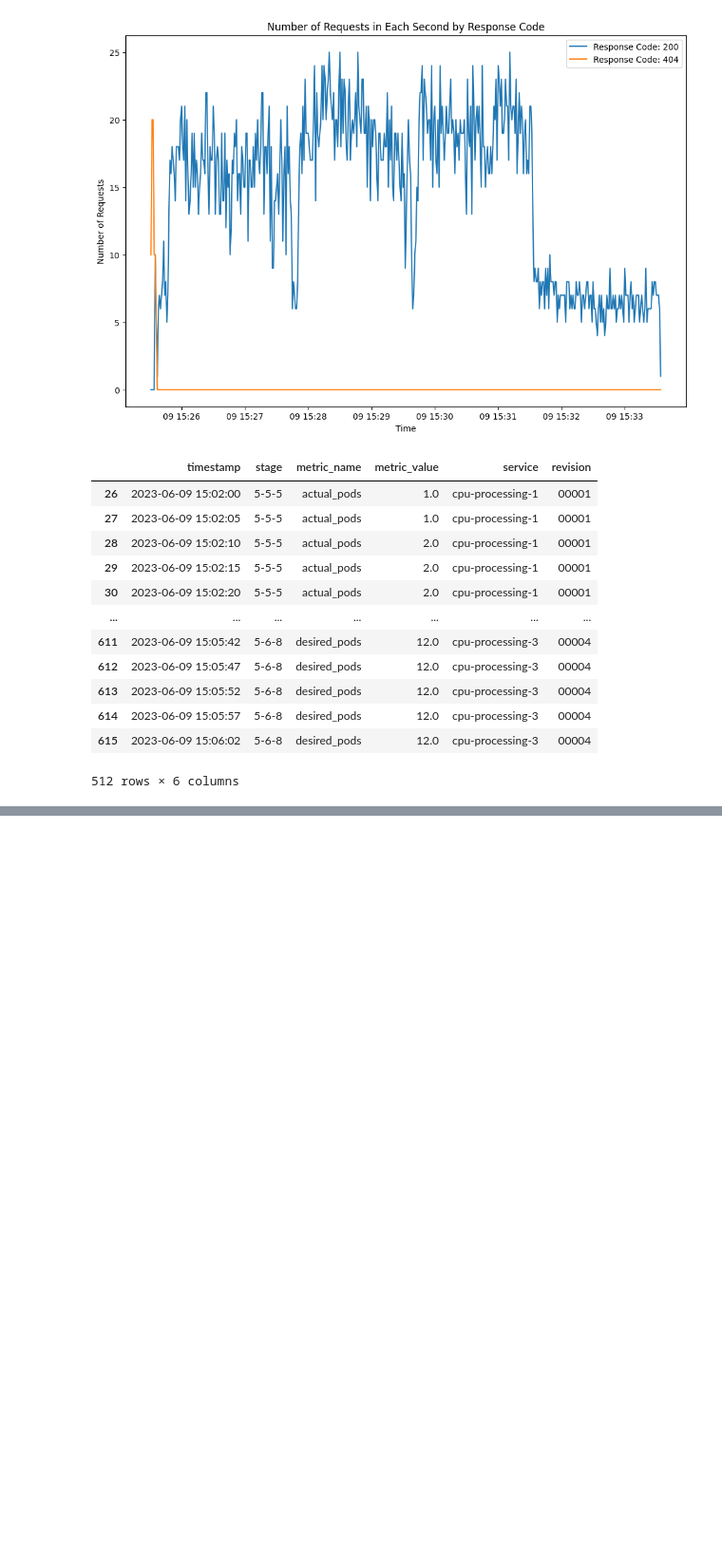
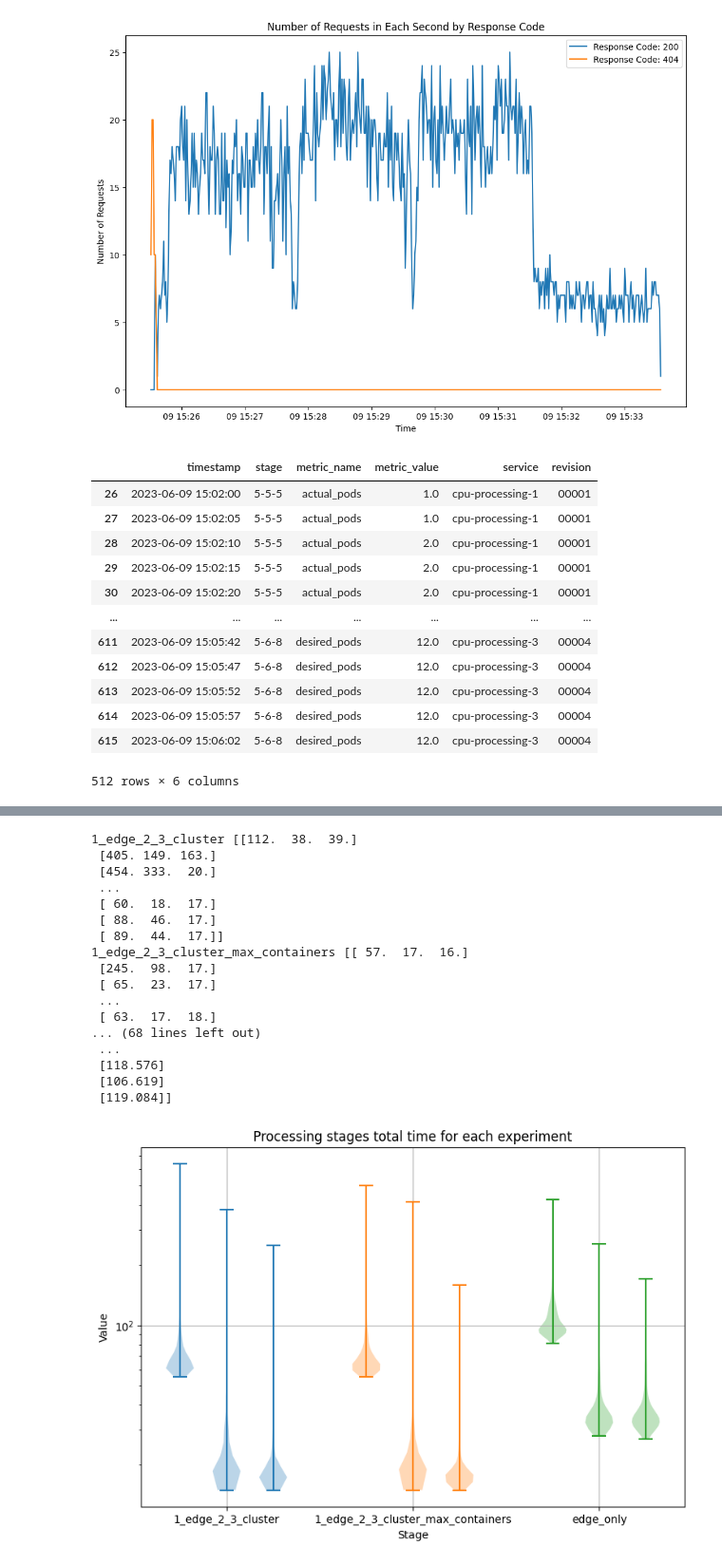
Before and after one commit to def-au1t/hybrid_serverless_tool, a Jupyter notebook: temp_visualizer.ipynb, the cells around one changed output, grey strips where cells are left out. Shown at 95% size. Drawn from its saved outputs; the diff is of its cells as text; code cells hidden in the pictures; blank space fills up the shorter version.

Commit message:
Add stages visualizations

```diff
--- a/temp_visualizer.ipynb
+++ b/temp_visualizer.ipynb
@@ -16,7 +16,8 @@ import pandas as pd
 import matplotlib.pyplot as plt
 
 # Read the CSV file into a pandas DataFrame
-df = pd.read_csv(filename_metrics, header=None, names=['Timestamp', 'Cluster', 'Stage', 'Metric', 'Value', 'Details'])
+df = pd.read_csv(filename_metrics, header=None, names=[
+                 'Timestamp', 'Cluster', 'Stage', 'Metric', 'Value', 'Details'])
 first_timestamps = df.groupby('Stage').first()
 # first_timestamps to x-axis unit
 first_timestamps['Timestamp'] = pd.to_datetime(first_timestamps['Timestamp'])
@@ -161,7 +168,8 @@ with open(filename_results, 'r') as csvfile:
         responses_per_second[status][one_second_res] += 1
 
 # Create a sorted list of unique timestamps across all status codes
-all_timestamps = sorted(set(chain.from_iterable(time_counts.keys() for time_counts in responses_per_second.values())))
+all_timestamps = sorted(set(chain.from_iterable(time_counts.keys()
+                        for time_counts in responses_per_second.values())))
 
 # Fill in zeros for missing timestamps in each status code
 for status, time_counts in responses_per_second.items():
@@ -749,0 +799,6 @@ aggregator.knative_metrics_df
+# %%
+from data_aggregator import DataAggregator
+
+aggregator = DataAggregator("hybrid-serverless-2")
+res = aggregator.results_df
+res
@@ -749,0 +824,67 @@ aggregator.knative_metrics_df
+# %%
+def print_box_plots_for_stages(input_df, columns, title, filename):
+    df = input_df.copy()
+    df['total_time'] = pd.to_timedelta(df['total_time'])
+    df['total_time_ms'] = df['total_time'].dt.total_seconds() * 1000
+
+    grouped_df = df.dropna(subset=columns).groupby(
+        'stage')[columns]
+
+    # Build the box plot
+    fig, ax = plt.subplots(figsize=(9, 6))
+
+    # For each group, plot
+    for i, (stage, data) in enumerate(grouped_df):
+        ax.violinplot(data.values, positions=[i*4+j for j in range(len(columns))], widths=9/(len(columns)*5),
+                      #    boxprops=dict(color="darkblue"),
+
+                      #    flierprops=dict(markerfacecolor="darkblue", markeredgecolor="darkblue",
+                      #                    marker='o', markersize=3, linestyle='none'),
+                      #    labels=columns
+                      )
+
+    # Set stage names as xticklabels
+    ax.set_xticks([i*4+(len(columns)//2) for i in range(len(grouped_df))])
+    ax.set_xticklabels(grouped_df.groups.keys())
+
+    # lgo scale
+    ax.set_yscale('log')
+
+    plt.xlabel('Stage')
+    plt.ylabel('Value')
+    plt.title(title)
+    plt.grid(True)
+    # plt.show()
+    plt.savefig(filename + ".png")
+
+
+print_box_plots_for_stages(res, ['stage_1_total', 'stage_2_total', 'stage_3_total'],
+                           'Processing stages total time for each experiment', 'stages_total_time')
+
+print_box_plots_for_stages(res, ['stage_1_processing_time', 'stage_2_processing_time',
+                           'stage_3_processing_time'], "Compute time for each experiment", 'stages_compute_time')
+
+print_box_plots_for_stages(res, ['stage_1_latency_response', 'stage_2_latency_response', 'stage_3_latency_response'],
+                           "Latency time for each experiment", 'stages_latency_time')
+
+print_box_plots_for_stages(res, ['total_time_ms'],
+                           "Total time for each experiment", 'total_time_ms')
+# %% [output]
+1_edge_2_3_cluster [[112.  38.  39.]
+ [405. 149. 163.]
+ [454. 333.  20.]
+ ...
+ [ 60.  18.  17.]
+ [ 88.  46.  17.]
+ [ 89.  44.  17.]]
+1_edge_2_3_cluster_max_containers [[ 57.  17.  16.]
+ [245.  98.  17.]
+ [ 65.  23.  17.]
+ ...
+ [ 63.  17.  18.]
+... (68 lines left out)
+ ...
+ [118.576]
+ [106.619]
+ [119.084]]
+[figure, added]
```
Also changed, not shown: parts of 17 cells of this notebook, 4 other files.
